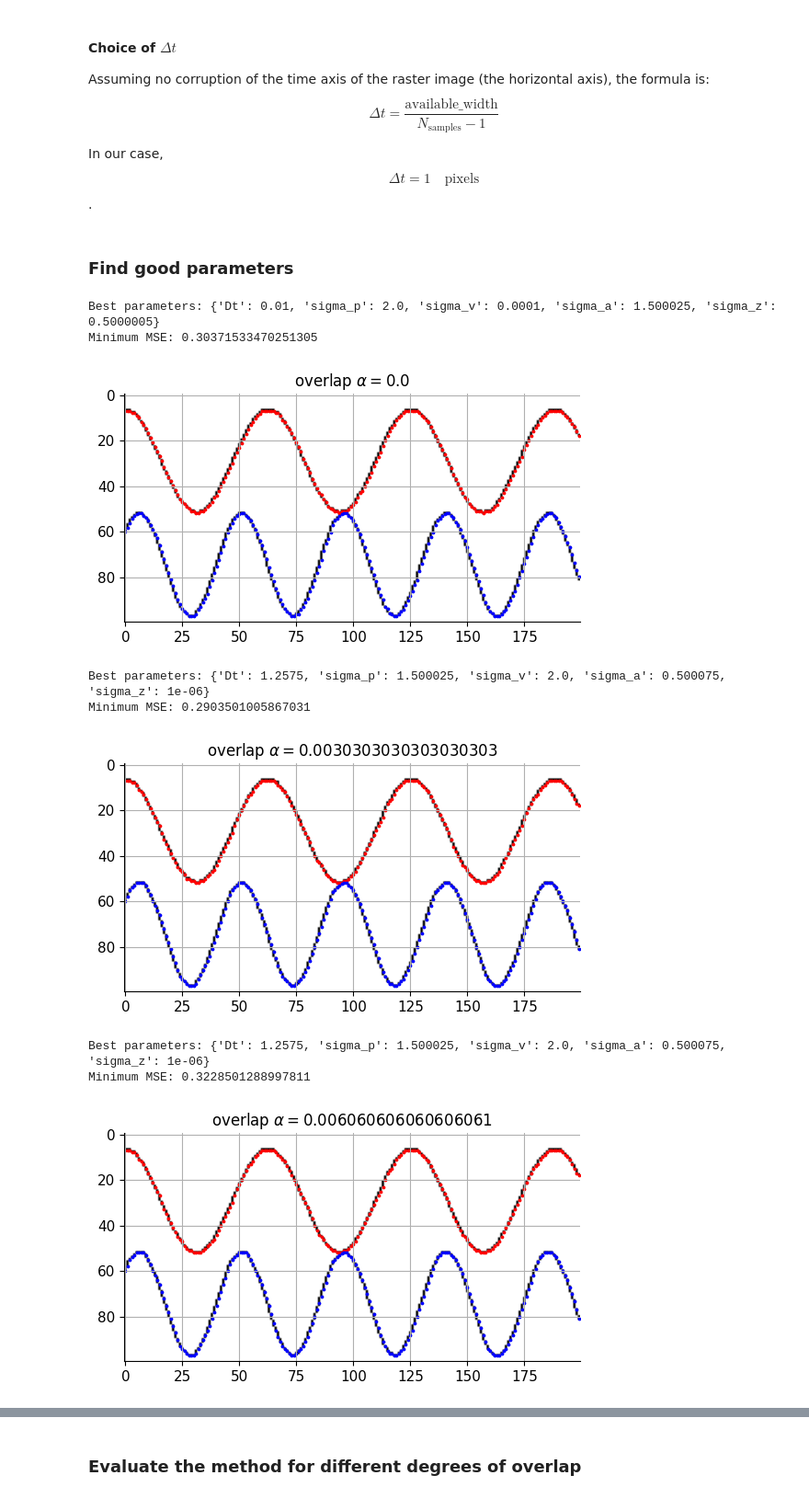
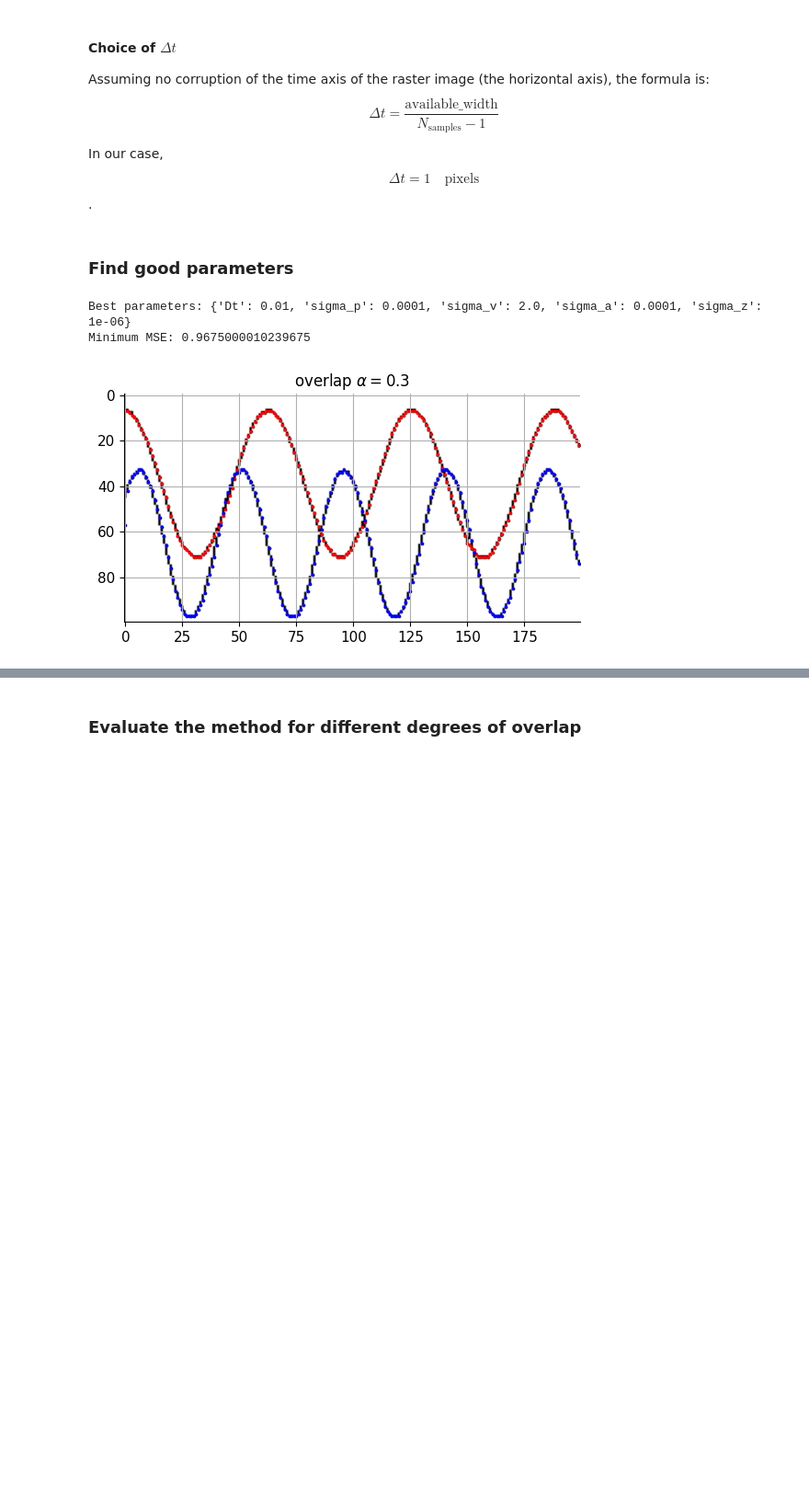
Before and after one commit to Colin16655/THESIS_Recursive_Curve_Extraction_Tool_for_Storm_Analysis_in_Historical_Seismograms, a Jupyter notebook: seismogram_curve_extraction/notebooks/KF_toy_ex_Hungarian.ipynb, the cells around one changed output, grey strips where cells are left out. Shown at 92% size. Drawn from its saved outputs; the diff is of its cells as text; code cells hidden in the pictures; blank space fills up the shorter version.

```diff
--- a/seismogram_curve_extraction/notebooks/KF_toy_ex_Hungarian.ipynb
+++ b/seismogram_curve_extraction/notebooks/KF_toy_ex_Hungarian.ipynb
@@ -78,7 +78,7 @@ b_margin = 5
 
 line_thickness = 1 # pixels
 
-overlap_percentages = np.linspace(0, 0.3, 100)
+overlap_percentages = np.linspace(0, 0.3, 5)
 ###
 # %%
 images = []
@@ -408,14 +408,14 @@ def compute_cost_matrix(predicted_positions, measurements):
 ###
 
 ### Parameters
-Dts = np.linspace(0.01, 5, 5) # Time step related to the state transition matrix A, ! different than sampling rate dt of signal s
+Dts = np.linspace(0.01, 5, 3) # Time step related to the state transition matrix A, ! different than sampling rate dt of signal s
 
 # Assuming no process noise
-sigma_ps = np.linspace(1e-4, 2, 5)
-sigma_vs = np.linspace(1e-4, 2, 5)
-sigma_as = np.linspace(1e-4, 2, 5)
+sigma_ps = np.linspace(1e-4, 2, 3)
+sigma_vs = np.linspace(1e-4, 2, 3)
+sigma_as = np.linspace(1e-4, 2, 3)
 # Assuming no measurement noise
-sigma_zs = np.linspace(1e-6, 1, 5)
+sigma_zs = np.linspace(1e-6, 1, 3)
 
 ###
 
@@ -426,15 +426,13 @@ min_MSE = np.inf
 best_params = {}
 best_result = None
 
-for sel, overlap_percentage in tqdm(enumerate(overlap_percentages), desc='Overlap percentage'):
-    min_MSE = np.inf
-    best_params = {}
-    best_result = None
-    for Dt in tqdm(Dts, desc='Dt'):
-        for sigma_p in sigma_ps:
-            for sigma_v in sigma_vs:
-                for sigma_z in sigma_zs:
-                    for sigma_a in sigma_as:
+for Dt in tqdm(Dts, desc='Dt'):
+    for sigma_p in sigma_ps:
+        for sigma_v in sigma_vs:
+            for sigma_z in sigma_zs:
+                for sigma_a in sigma_as:
+                    for sel, overlap_percentage in enumerate(overlap_percentages):
+
                         A = np.array([[1, Dt, Dt**2/2],
                                     [0, 1, Dt],
                                     [0, 0, 1]]).astype(np.float64)
@@ -483,51 +481,45 @@ for sel, overlap_percentage in tqdm(enumerate(overlap_percentages), desc='Overla
                             X_w, P_w = predict(X_weighted, P_weighted, A, Q)
                             # print("X", X_w.shape, "measurements", measurements.shape)
                             cost_matrix = compute_cost_matrix(X_w[:, 0], measurements)
                             # print("cost_matrix", cost_matrix.shape)
 
                             # TODO: Implement the Hungarian algorithm
                             # Handle cases where M != N by padding the cost matrix
                             max_dim = max(avg_N_components, M)
                             padded_cost_matrix = np.full((max_dim, max_dim), np.max(cost_matrix) + 999999999)  # Large penalty for unassigned
                             padded_cost_matrix[:avg_N_components, :M] = cost_matrix
 
                             row_ind, col_ind = linear_sum_assignment(padded_cost_matrix)
 
                             # Update
                             X_weighted = np.copy(X_w)
                             P_weighted = np.copy(P_w)
                             for i, j in zip(row_ind, col_ind):
                                 if i < avg_N_components and j < M:  # Ignore padded assignments
                                     X_weighted[i], P_weighted[i] = update(X_weighted[i], P_weighted[i], measurements[j], H, R)
 
                             for i in range(avg_N_components):
                                 # Save the estimated position
                                 estimated_positions_weighted[i].append(X_weighted[i, 0])
 
                         # Compute MSE for the weighted Kalman filter
 
                         MSE = compute_MSE(estimated_positions_weighted, GTs[sel])
-                        if MSE < min_MSE:
-                            min_MSE = MSE
-                            best_params = {'Dt': Dt, 'sigma_p': sigma_p, 'sigma_v': sigma_v, 'sigma_a': sigma_a, 'sigma_z': sigma_z}
-                            best_result = estimated_positions_weighted
+                    if MSE < min_MSE:
+                        min_MSE = MSE
+                        best_params = {'Dt': Dt, 'sigma_p': sigma_p, 'sigma_v': sigma_v, 'sigma_a': sigma_a, 'sigma_z': sigma_z}
+                        best_result = estimated_positions_weighted
 
-    print('Best parameters:', best_params)
-    print('Minimum MSE:', min_MSE)
+print('Best parameters:', best_params)
+print('Minimum MSE:', min_MSE)
 
-    # plot the best estimated positions
-    plt.imshow(images[sel], cmap='gray', vmin=0, vmax=255)
-    plt.scatter(np.arange(0, len(best_result[0])), best_result[0], color='r', s=3)
-    plt.scatter(np.arange(0, len(best_result[1])), best_result[1], color='b', s=3)
-    plt.title(r'overlap $\alpha = $'+ overlap_percentage.astype(str))
-    plt.show()
+# plot the best estimated positions
+plt.imshow(images[sel], cmap='gray', vmin=0, vmax=255)
+plt.scatter(np.arange(0, len(best_result[0])), best_result[0], color='r', s=3)
+plt.scatter(np.arange(0, len(best_result[1])), best_result[1], color='b', s=3)
+plt.title(r'overlap $\alpha = $'+ overlap_percentage.astype(str))
+plt.show()
 # %% [output]
-Best parameters: {'Dt': 0.01, 'sigma_p': 2.0, 'sigma_v': 0.0001, 'sigma_a': 1.500025, 'sigma_z': 0.5000005}
-Minimum MSE: 0.30371533470251305
+Best parameters: {'Dt': 0.01, 'sigma_p': 0.0001, 'sigma_v': 2.0, 'sigma_a': 0.0001, 'sigma_z': 1e-06}
+Minimum MSE: 0.9675000010239675
-[figure, old version]
+[figure, new version]
-Best parameters: {'Dt': 1.2575, 'sigma_p': 1.500025, 'sigma_v': 2.0, 'sigma_a': 0.500075, 'sigma_z': 1e-06}
-Minimum MSE: 0.2903501005867031
-[figure, removed]
-Best parameters: {'Dt': 1.2575, 'sigma_p': 1.500025, 'sigma_v': 2.0, 'sigma_a': 0.500075, 'sigma_z': 1e-06}
-Minimum MSE: 0.3228501288997811
-[figure, removed]
```
Also changed, not shown: parts of 4 cells of this notebook, 6 other files.
